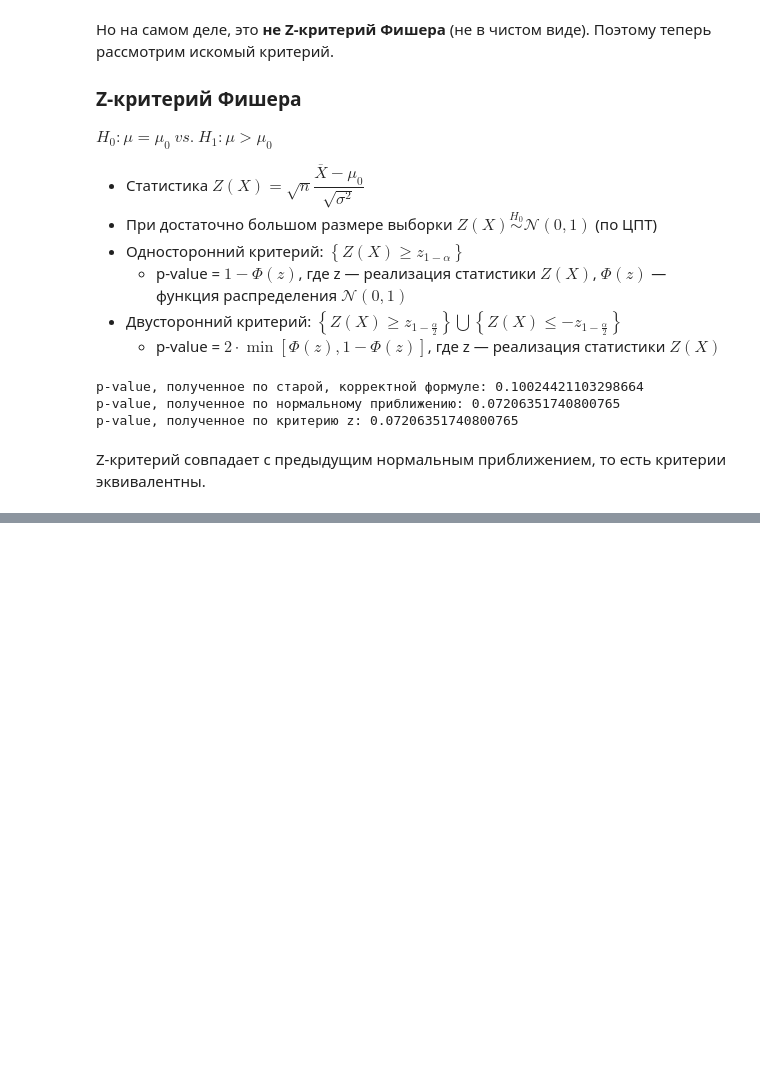
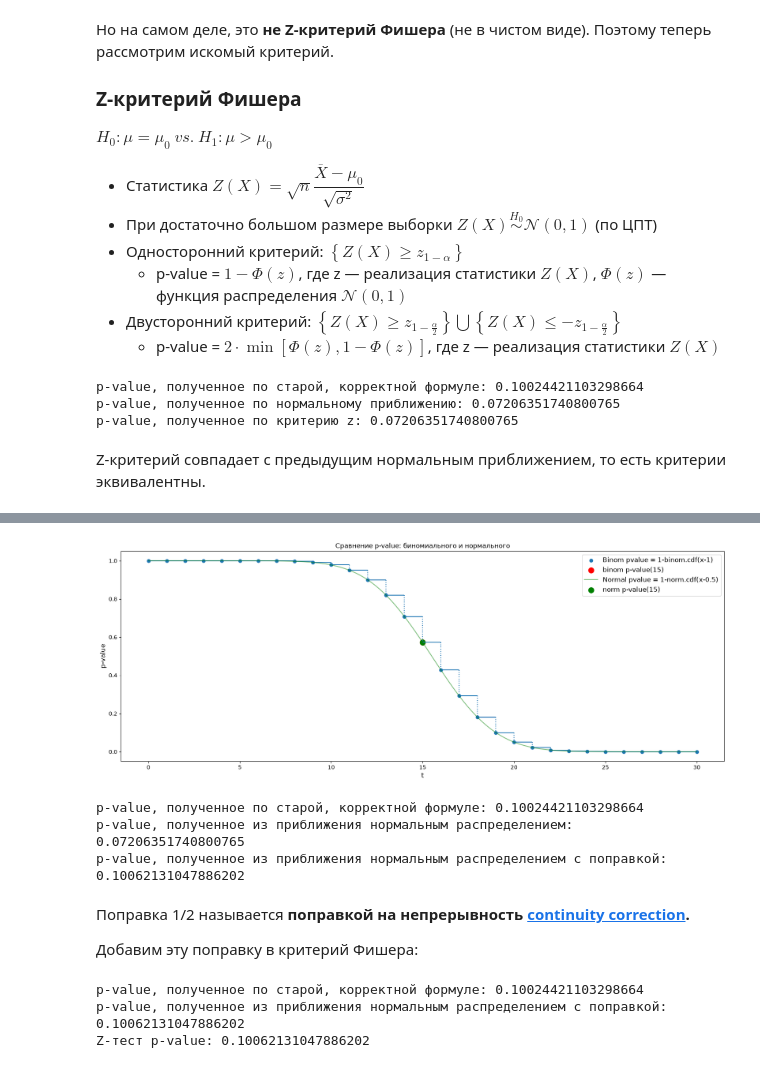
Before and after one commit to NikitaVasilev2003/Applied-statistics, a Jupyter notebook: z_test.ipynb, the cells around one changed output, grey strips where cells are left out. Saved outputs shown, nothing was run; the diff lists cells and outputs as text; code cells hidden in the pictures; blank space fills up the shorter version.

Commit message:
z-test with continuity correction

```diff
--- a/z_test.ipynb
+++ b/z_test.ipynb
@@ -393,0 +524,4 @@ Z-критерий совпадает с предыдущим нормальны
+# %%
+cmp_pvalue_binom_and_norm(30, 0.5, 15, add_to_x=-0.5)
+# %% [output]
+[figure, added]
@@ -393,0 +535,19 @@ Z-критерий совпадает с предыдущим нормальны
+# %%
+n = 30
+mu0 = 0.5
+t = 19
+
+old_p_value = get_pvalue_by_old_logic(n, mu0, t)
+print(f"p-value, полученное по старой, корректной формуле: {old_p_value}")
+normal_dist_p_value = get_pvalue_by_normal_approx(n, mu0, t)
+print(f"p-value, полученное из приближения нормальным распределением: {normal_dist_p_value}")
+normal_with_add_p_value = get_pvalue_by_normal_approx_with_addition(n, mu0, t)
+print(f"p-value, полученное из приближения нормальным распределением с поправкой: {normal_with_add_p_value}")
+# %% [output]
+p-value, полученное по старой, корректной формуле: 0.10024421103298664
+p-value, полученное из приближения нормальным распределением: 0.07206351740800765
+p-value, полученное из приближения нормальным распределением с поправкой: 0.10062131047886202
+# %% [markdown]
+Поправка 1/2 называется **поправкой на непрерывность [continuity correction](https://en.wikipedia.org/wiki/Continuity_correction).**
+
+Добавим эту поправку в критерий Фишера:
@@ -393,0 +561,16 @@ Z-критерий совпадает с предыдущим нормальны
+# %%
+n = 30
+t = 19
+mu0 = 0.5
+variance = mu0 * (1 - mu0)
+
+old_p_value = get_pvalue_by_old_logic(n, mu0, t)
+print(f"p-value, полученное по старой, корректной формуле: {old_p_value}")
+normal_with_add_p_value = get_pvalue_by_normal_approx_with_addition(n, mu0, t)
+print(f"p-value, полученное из приближения нормальным распределением с поправкой: {normal_with_add_p_value}")
+z_pvalue = z_criterion_pvalue(t/n, n, mu0, variance, use_continuity_correction=True)
+print(f"Z-тест p-value: {z_pvalue}")
+# %% [output]
+p-value, полученное по старой, корректной формуле: 0.10024421103298664
+p-value, полученное из приближения нормальным распределением с поправкой: 0.10062131047886202
+Z-тест p-value: 0.10062131047886202
```
Also changed, not shown: parts of 13 cells of this notebook.
